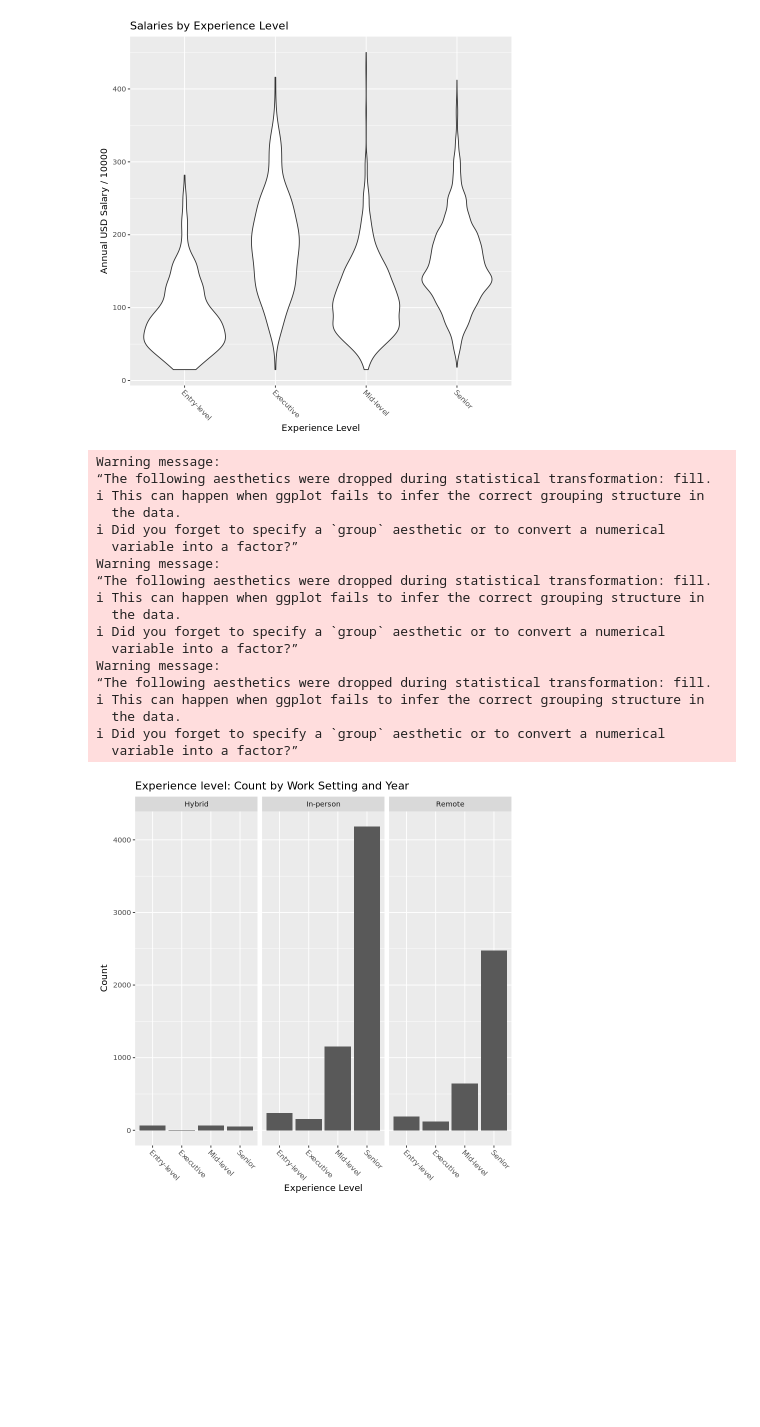
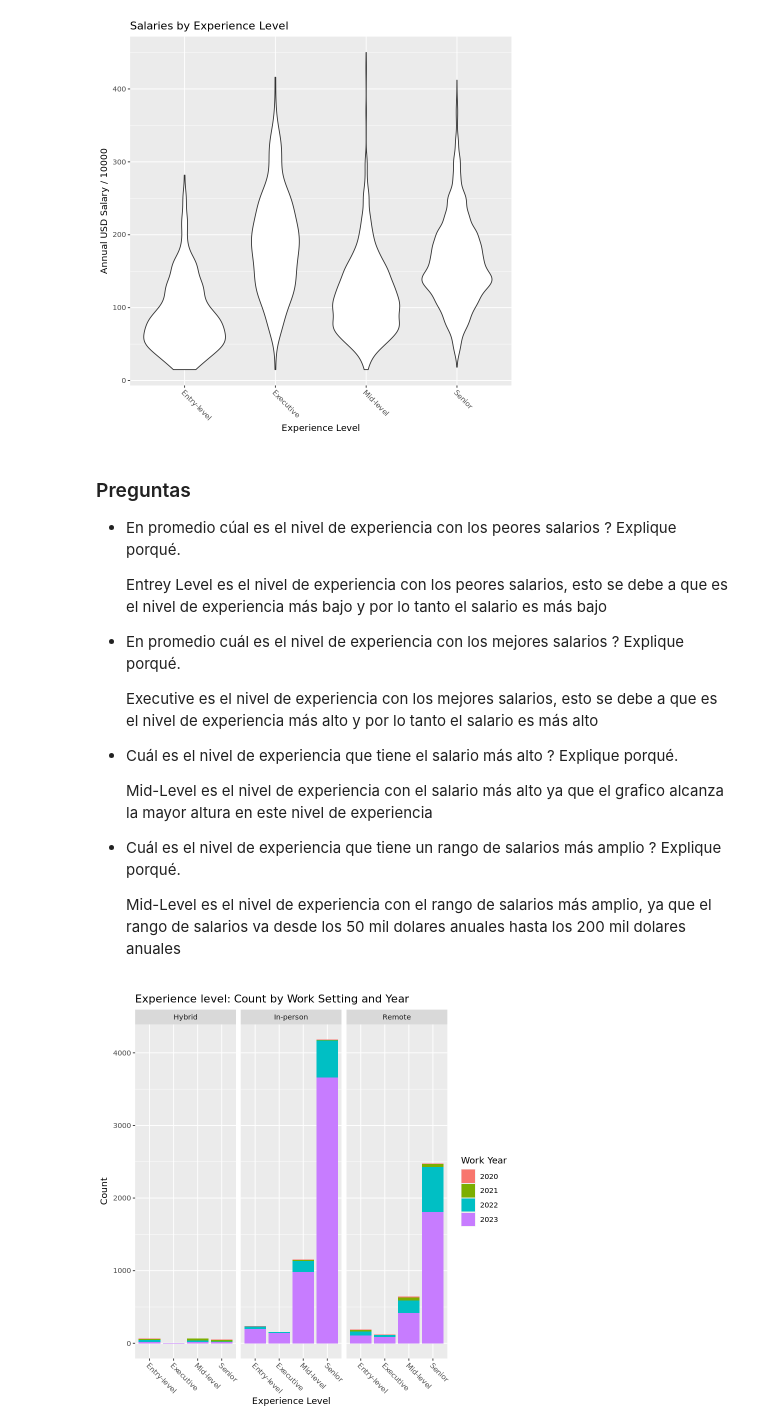
Before and after one commit to danielcornejo14/R-vizualization, a Jupyter notebook: Tareas/Tarea_1.ipynb, the cells around one changed output. Cells and saved outputs as stored; diff of their text form; code cells hidden in the pictures; blank space fills up the shorter version.

```diff
--- a/Tareas/Tarea_1.ipynb
+++ b/Tareas/Tarea_1.ipynb
@@ -63,35 +79,36 @@ ggplot(job_data, aes(x = experience_level, y = salary_in_usd/1000)) +
   )
 # %% [output]
 [figure]
+# %% [markdown]
+### Preguntas
+
+- En promedio cúal es el nivel de experiencia con los peores salarios ? Explique porqué.
+
+    Entrey Level es el nivel de experiencia con los peores salarios, esto se debe a que es el nivel de experiencia más bajo y por lo tanto el salario es más bajo
+
+- En promedio cuál es el nivel de experiencia con los mejores salarios ? Explique porqué.
+
+    Executive es el nivel de experiencia con los mejores salarios, esto se debe a que es el nivel de experiencia más alto y por lo tanto el salario es más alto
+
+- Cuál es el nivel de experiencia que tiene el salario más alto ? Explique porqué.
+
+    Mid-Level es el nivel de experiencia con el salario más alto ya que el grafico alcanza la mayor altura en este nivel de experiencia
+
+- Cuál es el nivel de experiencia que tiene un rango de salarios más amplio ? Explique porqué.
+
+    Mid-Level es el nivel de experiencia con el rango de salarios más amplio, ya que el rango de salarios va desde los 50 mil dolares anuales hasta los 200 mil dolares anuales
 # %%
-ggplot(job_data, aes(experience_level, fill = work_year)) +
+ggplot(job_data, aes(experience_level, fill = factor(work_year))) +
   geom_bar() +
   facet_wrap(~work_setting) +
   labs(
     title = "Experience level: Count by Work Setting and Year",
+    fill = "Work Year",
     x = "Experience Level",
     y = "Count"
-  )+
+  ) +
   theme(
     axis.text.x = element_text(angle = -45, hjust = 0)
   )
 # %% [output]
-Warning message:
-“The following aesthetics were dropped during statistical transformation: fill.
-ℹ This can happen when ggplot fails to infer the correct grouping structure in
-  the data.
-ℹ Did you forget to specify a `group` aesthetic or to convert a numerical
-  variable into a factor?”
-Warning message:
-“The following aesthetics were dropped during statistical transformation: fill.
-ℹ This can happen when ggplot fails to infer the correct grouping structure in
-  the data.
-ℹ Did you forget to specify a `group` aesthetic or to convert a numerical
-  variable into a factor?”
-Warning message:
-“The following aesthetics were dropped during statistical transformation: fill.
-ℹ This can happen when ggplot fails to infer the correct grouping structure in
-  the data.
-ℹ Did you forget to specify a `group` aesthetic or to convert a numerical
-  variable into a factor?”
-[figure, old version]
+[figure, new version]
```
Also changed, not shown: parts of 4 cells of this notebook.
